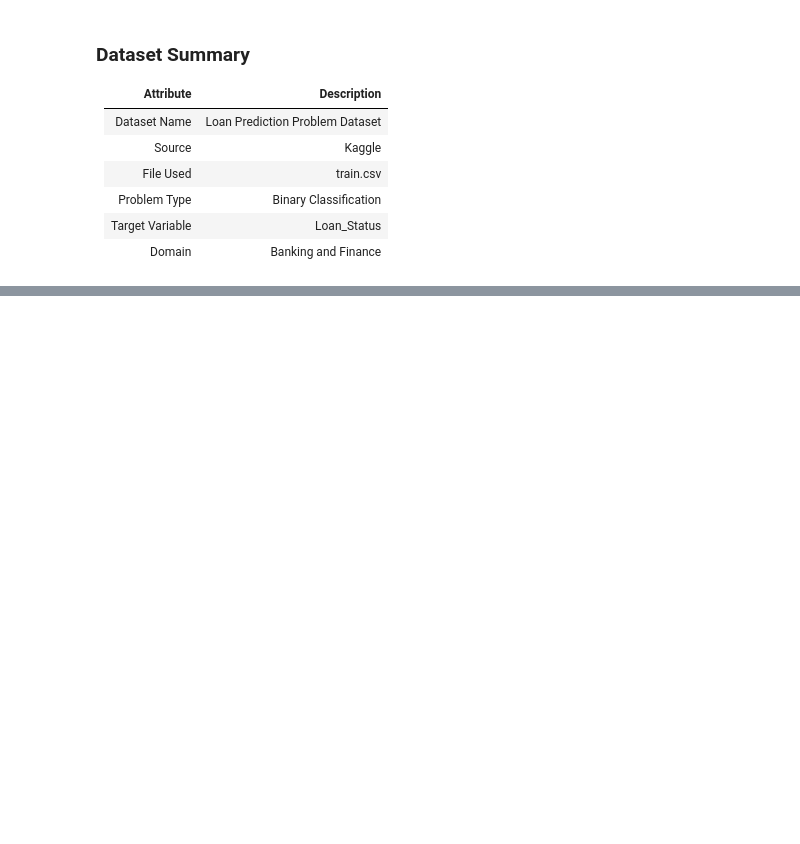
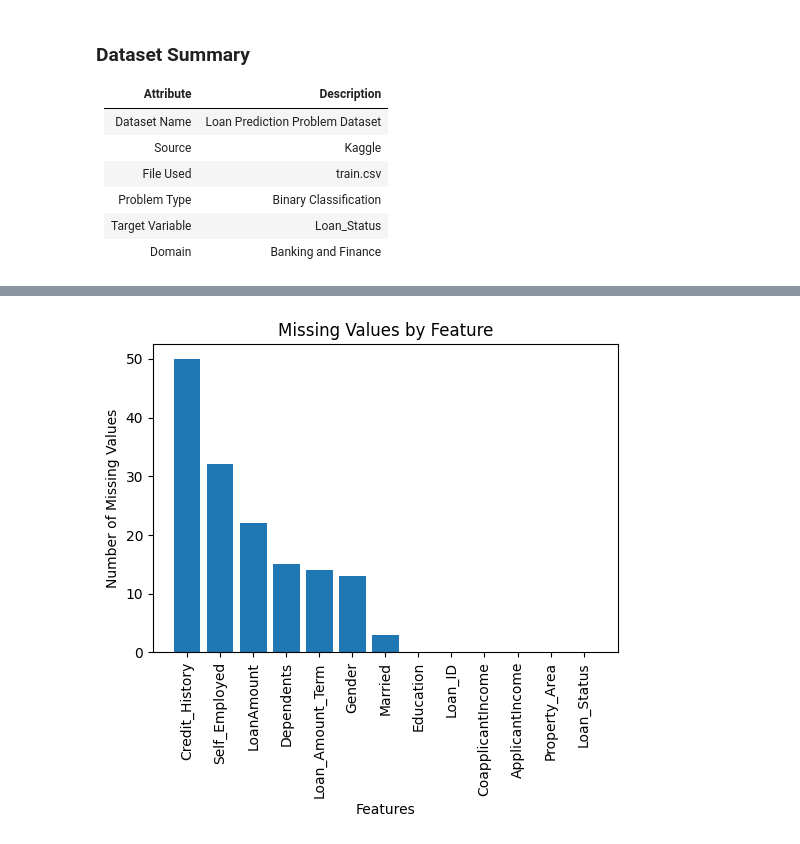
Before and after one commit to huzaifawaheed2/DevelopersHub-Corporation-Internship, a Jupyter notebook: Project-02-Credit-Risk-Prediction/notebooks/credit_risk_prediction.ipynb, the cells around one changed output, grey strips where cells are left out. Cells and saved outputs as stored; diff of their text form; code cells hidden in the pictures; blank space fills up the shorter version.

```diff
--- a/Project-02-Credit-Risk-Prediction/notebooks/credit_risk_prediction.ipynb
+++ b/Project-02-Credit-Risk-Prediction/notebooks/credit_risk_prediction.ipynb
@@ -72,0 +119,4 @@ The target variable in this dataset is **Loan_Status**, which indicates whether
+# %%
+# Load the training dataset into a Pandas DataFrame
+
+df = pd.read_csv("../data/train.csv")
@@ -72,0 +388,21 @@ The target variable in this dataset is **Loan_Status**, which indicates whether
+# %%
+# Calculate missing values for each feature
+missing_values = df.isnull().sum().sort_values(ascending=False)
+
+# Create a bar chart to visualize missing values
+plt.figure(figsize=(6, 4))
+
+plt.bar(
+    missing_values.index,      # Feature names (X-axis)
+    missing_values.values      # Missing values count (Y-axis)
+)
+
+plt.title("Missing Values by Feature")
+plt.xlabel("Features")
+plt.ylabel("Number of Missing Values")
+
+plt.xticks(rotation=90)
+
+plt.show()
+# %% [output]
+[figure, added]
```
Also changed, not shown: parts of 35 cells of this notebook.
